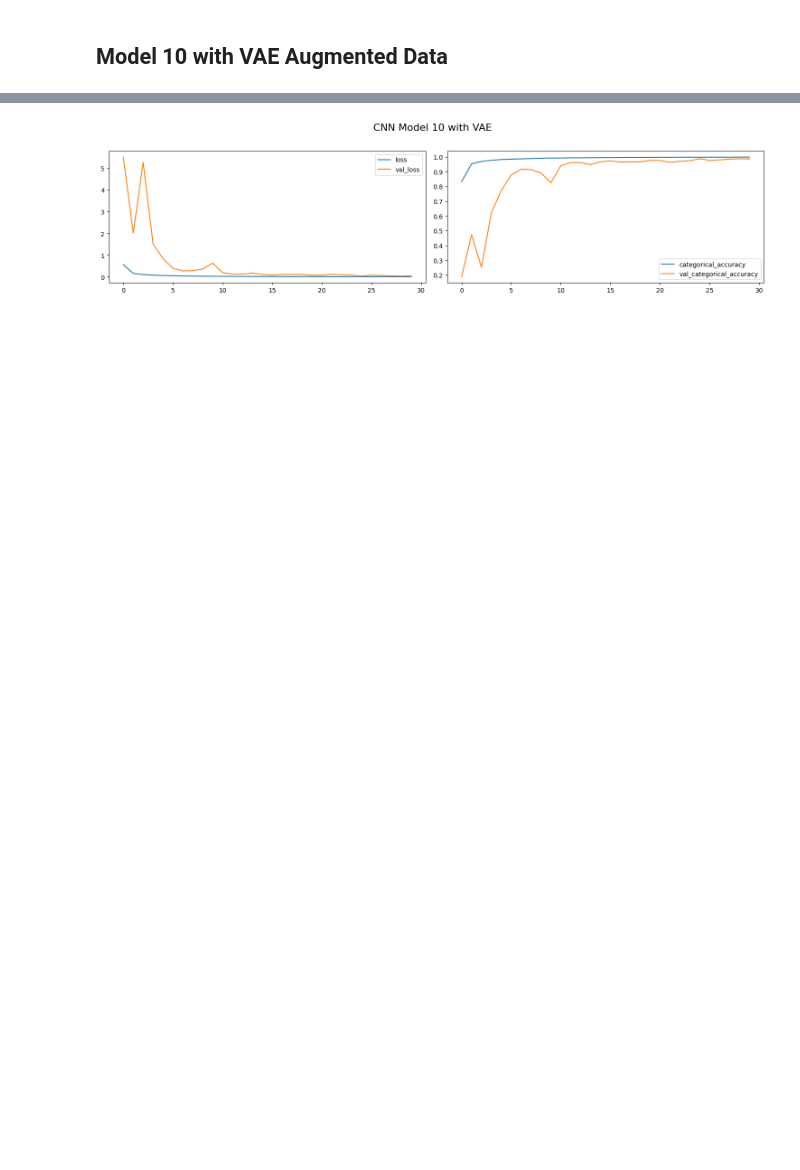
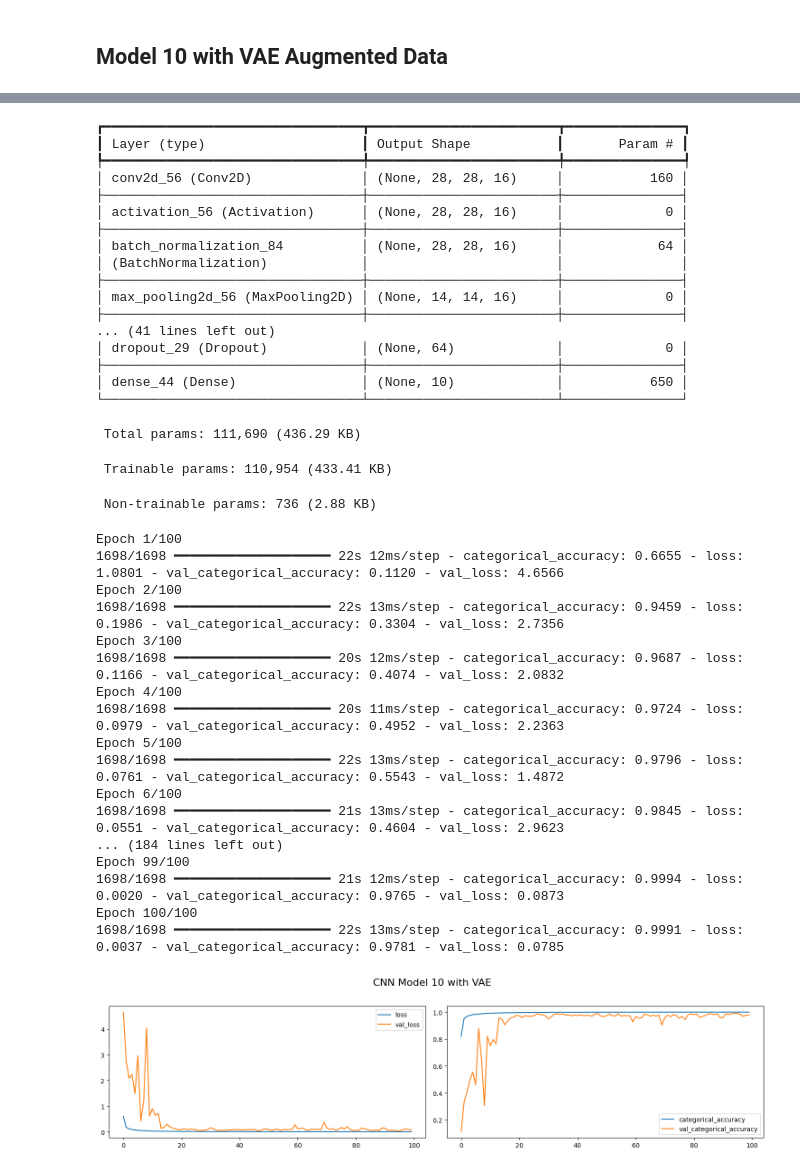
Before and after one commit to RichardOgujawa/dissertation_artefact, a Jupyter notebook: Deep_Convolutional_GAN(DCGAN)-2.ipynb, the cells around one changed output, grey strips where cells are left out. Saved outputs shown, nothing was run; the diff lists cells and outputs as text; code cells hidden in the pictures; blank space fills up the shorter version.

```diff
--- a/Deep_Convolutional_GAN(DCGAN)-2.ipynb
+++ b/Deep_Convolutional_GAN(DCGAN)-2.ipynb
@@ -1473,10 +1581,0 @@ Epoch 22/30
-# %%
-# Save the history object to a file
-import json
-
-with open('history10_aug.json', 'w') as file:
-    json.dump(history10_aug.history, file)
-# %%
-# Load the history object from the file
-with open('history10_aug.json', 'r') as file:
-    history10_aug = json.load(file)
@@ -1519,4 +1670,4 @@ def load_generated_images(folder_path):
 dcgan_images, dcgan_labels = load_generated_images('dcgan_generated_images')
 # %%
 # Run the method to add the images
-data_handler.add_dcgan_images(dcgan_images, dcgan_labels)
+data_handler.add_gen_images(dcgan_images, dcgan_labels, 100, 'dcgan')
@@ -1675,6 +1858,6 @@ plt.imshow(vae_images[10], cmap='gray')
 # %%
 # Run the method to add the images
-data_handler.add_vae_images(vae_images, vae_labels)
+data_handler.add_gen_images(vae_images, vae_labels, 100, 'vae')
 
 og_x, og_y = data_handler.get_original_train_data()
 vae_x_train, vae_y_train = data_handler.get_train_and_vae_data()
@@ -1716,27 +1929,20 @@ plot(history8_vae, 'CNN Model 8 with VAE')
 # %% [markdown]
 ## Model 10 with VAE Augmented Data
 # %%
-import json
-from tensorflow.keras.models import load_model
+# Get the model
+conv_2d10_vae_data = ModelConv2D10()
+model10_vae_data = conv_2d10_vae_data.define_model()
+model10_vae_data.summary()
 
-# Get the model
-# conv_2d10_vae_data = ModelConv2D10()
-# model10_vae_data = conv_2d10_vae_data.define_model()
-# model10_vae_data.summary()
-
-
-# Fit the data and save the history
-# history10_vae = model10_vae_data.fit(vae_x_train, vae_y_train, epochs=30, batch_size=32, validation_data=(x_test, y_test))
+# Train model
+history10_vae = model10_vae_data.fit(vae_x_train, vae_y_train, epochs=100, batch_size=32, validation_data=(x_test, y_test))
 
 # Save the entire model
-# model10_vae_data.save('model10_vae_data.keras')
+model10_vae_data.save('model10_vae_data.keras')
 
-# Load model
-model10_vae_data = load_model('saved_models/model10_vae_data.keras')
-
-## Save the history object to a file
-# with open('history10_vae.json', 'w') as file:
-#     json.dump(history10_vae.history, file)
+#Save the history object to a file
+with open('saved_histories/history10_vae.json', 'w') as file:
+    json.dump(history10_vae.history, file)
 
 # Load the history object from the file
 with open('saved_histories/history10_vae.json', 'r') as file:
@@ -1747 +1954,38 @@ plot(history10_vae, 'CNN Model 10 with VAE')
+┏━━━━━━━━━━━━━━━━━━━━━━━━━━━━━━━━━┳━━━━━━━━━━━━━━━━━━━━━━━━┳━━━━━━━━━━━━━━━┓
+┃ Layer (type)                    ┃ Output Shape           ┃       Param # ┃
+┡━━━━━━━━━━━━━━━━━━━━━━━━━━━━━━━━━╇━━━━━━━━━━━━━━━━━━━━━━━━╇━━━━━━━━━━━━━━━┩
+│ conv2d_56 (Conv2D)              │ (None, 28, 28, 16)     │           160 │
+├─────────────────────────────────┼────────────────────────┼───────────────┤
+│ activation_56 (Activation)      │ (None, 28, 28, 16)     │             0 │
+├─────────────────────────────────┼────────────────────────┼───────────────┤
+│ batch_normalization_84          │ (None, 28, 28, 16)     │            64 │
+│ (BatchNormalization)            │                        │               │
+├─────────────────────────────────┼────────────────────────┼───────────────┤
+│ max_pooling2d_56 (MaxPooling2D) │ (None, 14, 14, 16)     │             0 │
+├─────────────────────────────────┼────────────────────────┼───────────────┤
+... (41 lines left out)
+│ dropout_29 (Dropout)            │ (None, 64)             │             0 │
+├─────────────────────────────────┼────────────────────────┼───────────────┤
+│ dense_44 (Dense)                │ (None, 10)             │           650 │
+└─────────────────────────────────┴────────────────────────┴───────────────┘
+ Total params: 111,690 (436.29 KB)
+ Trainable params: 110,954 (433.41 KB)
+ Non-trainable params: 736 (2.88 KB)
+Epoch 1/100
+1698/1698 ━━━━━━━━━━━━━━━━━━━━ 22s 12ms/step - categorical_accuracy: 0.6655 - loss: 1.0801 - val_categorical_accuracy: 0.1120 - val_loss: 4.6566
+Epoch 2/100
+1698/1698 ━━━━━━━━━━━━━━━━━━━━ 22s 13ms/step - categorical_accuracy: 0.9459 - loss: 0.1986 - val_categorical_accuracy: 0.3304 - val_loss: 2.7356
+Epoch 3/100
+1698/1698 ━━━━━━━━━━━━━━━━━━━━ 20s 12ms/step - categorical_accuracy: 0.9687 - loss: 0.1166 - val_categorical_accuracy: 0.4074 - val_loss: 2.0832
+Epoch 4/100
+1698/1698 ━━━━━━━━━━━━━━━━━━━━ 20s 11ms/step - categorical_accuracy: 0.9724 - loss: 0.0979 - val_categorical_accuracy: 0.4952 - val_loss: 2.2363
+Epoch 5/100
+1698/1698 ━━━━━━━━━━━━━━━━━━━━ 22s 13ms/step - categorical_accuracy: 0.9796 - loss: 0.0761 - val_categorical_accuracy: 0.5543 - val_loss: 1.4872
+Epoch 6/100
+1698/1698 ━━━━━━━━━━━━━━━━━━━━ 21s 13ms/step - categorical_accuracy: 0.9845 - loss: 0.0551 - val_categorical_accuracy: 0.4604 - val_loss: 2.9623
+... (184 lines left out)
+Epoch 99/100
+1698/1698 ━━━━━━━━━━━━━━━━━━━━ 21s 12ms/step - categorical_accuracy: 0.9994 - loss: 0.0020 - val_categorical_accuracy: 0.9765 - val_loss: 0.0873
+Epoch 100/100
+1698/1698 ━━━━━━━━━━━━━━━━━━━━ 22s 13ms/step - categorical_accuracy: 0.9991 - loss: 0.0037 - val_categorical_accuracy: 0.9781 - val_loss: 0.0785
-[figure, old version]
+[figure, new version]
```
Also changed, not shown: parts of 61 cells of this notebook, 22 other files.
